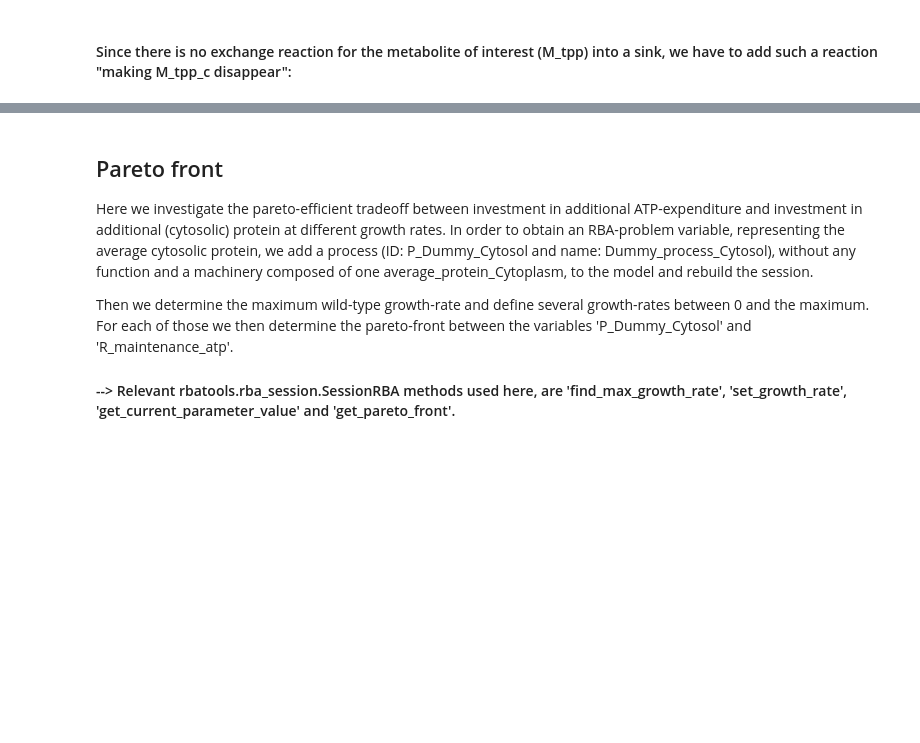
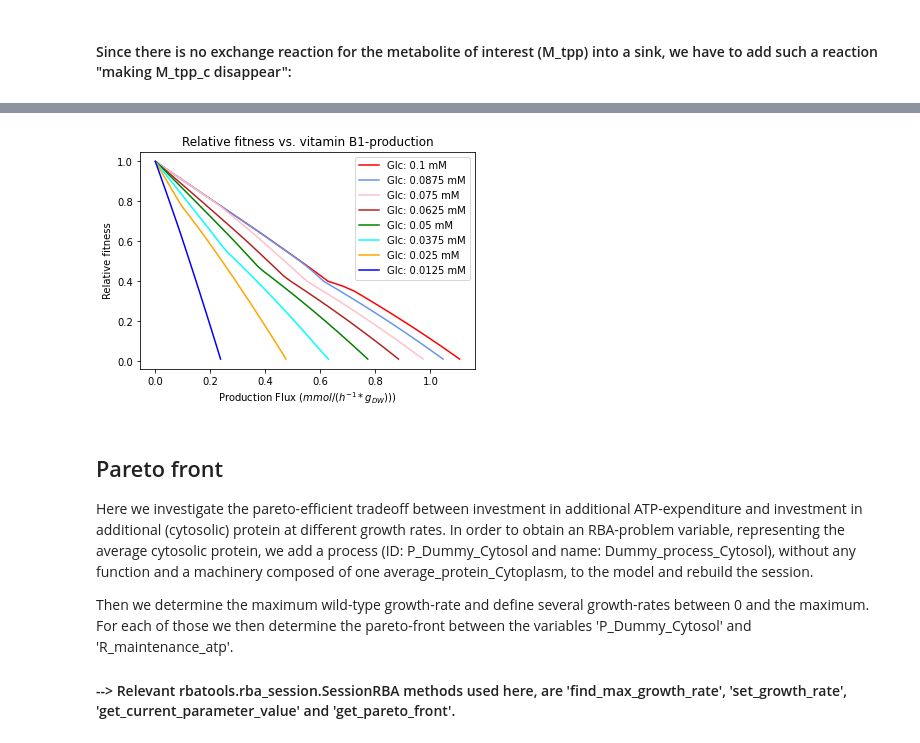
Before and after one commit to SysBioInra/rbatools, a Jupyter notebook: tutorials/jupyter_notebooks/Example_workflows_rba_tools.ipynb, the cells around one changed output, grey strips where cells are left out. Drawn from its saved outputs; the diff is of its cells as text; code cells hidden in the pictures; blank space fills up the shorter version.

```diff
--- a/tutorials/jupyter_notebooks/Example_workflows_rba_tools.ipynb
+++ b/tutorials/jupyter_notebooks/Example_workflows_rba_tools.ipynb
@@ -429,3 +537,34 @@ plt.show()
+# %%
+#plot results
+#plt.plot(excretion_fluxes[1],[i/Growth_rates[1][-1] for i in Growth_rates[1]],
+#            color="black", label="Glc: 1 mM")
+#plt.plot(excretion_fluxes[0.5],[i/Growth_rates[0.5][-1] for i in Growth_rates[0.5]],
+#            color="cyan", label="Glc: 0.5 mM")
+plt.plot(excretion_fluxes[0.1],[i/Growth_rates[0.1][-1] for i in Growth_rates[0.1]],
+            color="red", label="Glc: 0.1 mM")
+plt.plot(excretion_fluxes[0.0875],[i/Growth_rates[0.0875][-1] for i in Growth_rates[0.0875]],
+            color="cornflowerblue", label="Glc: 0.0875 mM")
+plt.plot(excretion_fluxes[0.075],[i/Growth_rates[0.075][-1] for i in Growth_rates[0.075]],
+            color="pink", label="Glc: 0.075 mM")
+plt.plot(excretion_fluxes[0.0625],[i/Growth_rates[0.0625][-1] for i in Growth_rates[0.0625]],
+            color="firebrick", label="Glc: 0.0625 mM")
+plt.plot(excretion_fluxes[0.05],[i/Growth_rates[0.05][-1] for i in Growth_rates[0.05]],
+            color="green", label="Glc: 0.05 mM")
+plt.plot(excretion_fluxes[0.0375],[i/Growth_rates[0.0375][-1] for i in Growth_rates[0.0375]],
+            color="cyan", label="Glc: 0.0375 mM")
+plt.plot(excretion_fluxes[0.025],[i/Growth_rates[0.025][-1] for i in Growth_rates[0.025]],
+            color="orange", label="Glc: 0.025 mM")
+plt.plot(excretion_fluxes[0.0125],[i/Growth_rates[0.0125][-1] for i in Growth_rates[0.0125]],
+            color="blue", label="Glc: 0.0125 mM")
+
+plt.legend()
+plt.ylabel("Relative fitness")
+plt.xlabel("Production Flux ($mmol/(h^{-1}*g_{DW}$)))")
+plt.title("Relative fitness vs. vitamin B1-production")
+plt.savefig('CompOfInterest_rel.png',dpi=500)
+plt.show()
+# %% [output]
+[figure, added]
 # %% [markdown]
 ## Pareto front
 Here we investigate the pareto-efficient tradeoff between investment in additional ATP-expenditure and investment in additional (cytosolic) protein at different growth rates. In order to obtain an RBA-problem variable, representing the average cytosolic protein, we add a process (ID: P_Dummy_Cytosol and name: Dummy_process_Cytosol), without any function and a machinery composed of one average_protein_Cytoplasm, to the model and rebuild the session.
```
Also changed, not shown: parts of 20 cells of this notebook, 3 other files.
